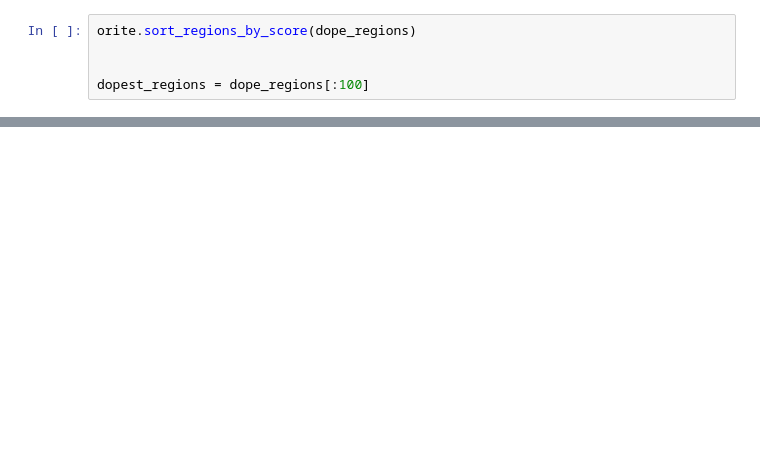
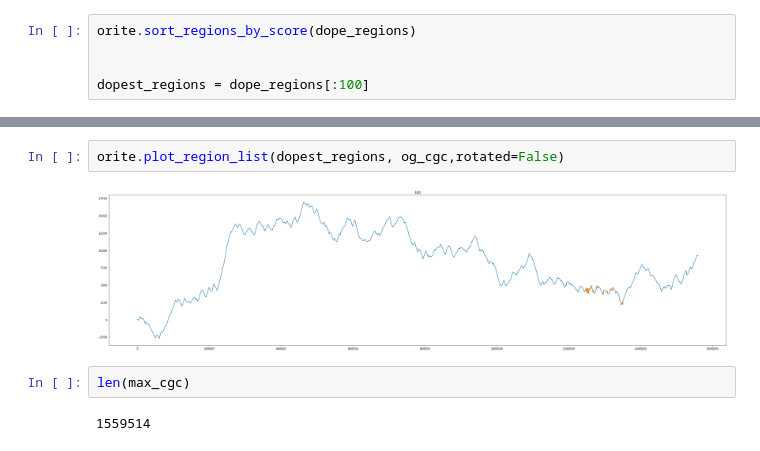
Before and after one commit to MohammedAlJaff/orite, a Jupyter notebook: density_max_combo.ipynb, the cells around one changed output, grey strips where cells are left out. Saved outputs shown, nothing was run; the diff lists cells and outputs as text; blank space fills up the shorter version.

```diff
--- a/density_max_combo.ipynb
+++ b/density_max_combo.ipynb
@@ -176,0 +215,8 @@ orite.plot_region_list(dopest_regions, max_cgc,rotated=True)
+# %%
+orite.plot_region_list(dopest_regions, og_cgc,rotated=False)
+# %% [output]
+[figure, added]
+# %%
+len(max_cgc)
+# %% [output]
+1559514
```
Also changed, not shown: parts of 13 cells of this notebook.
